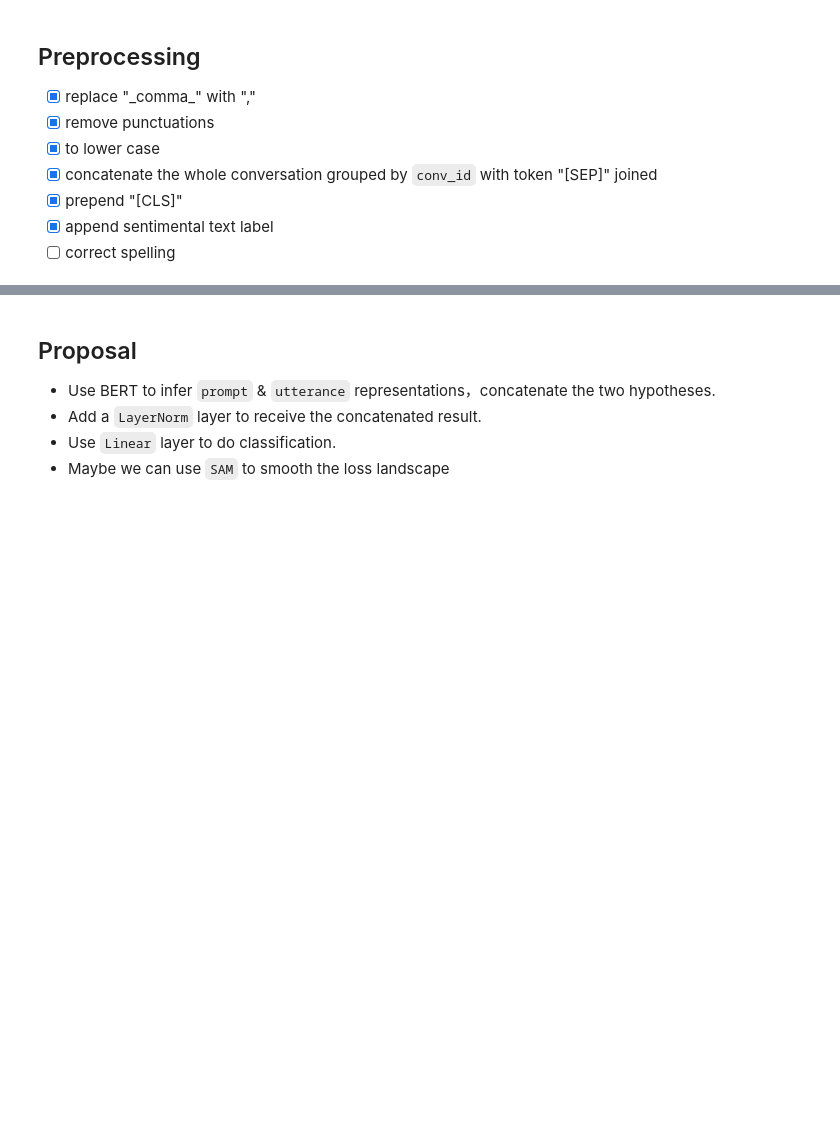
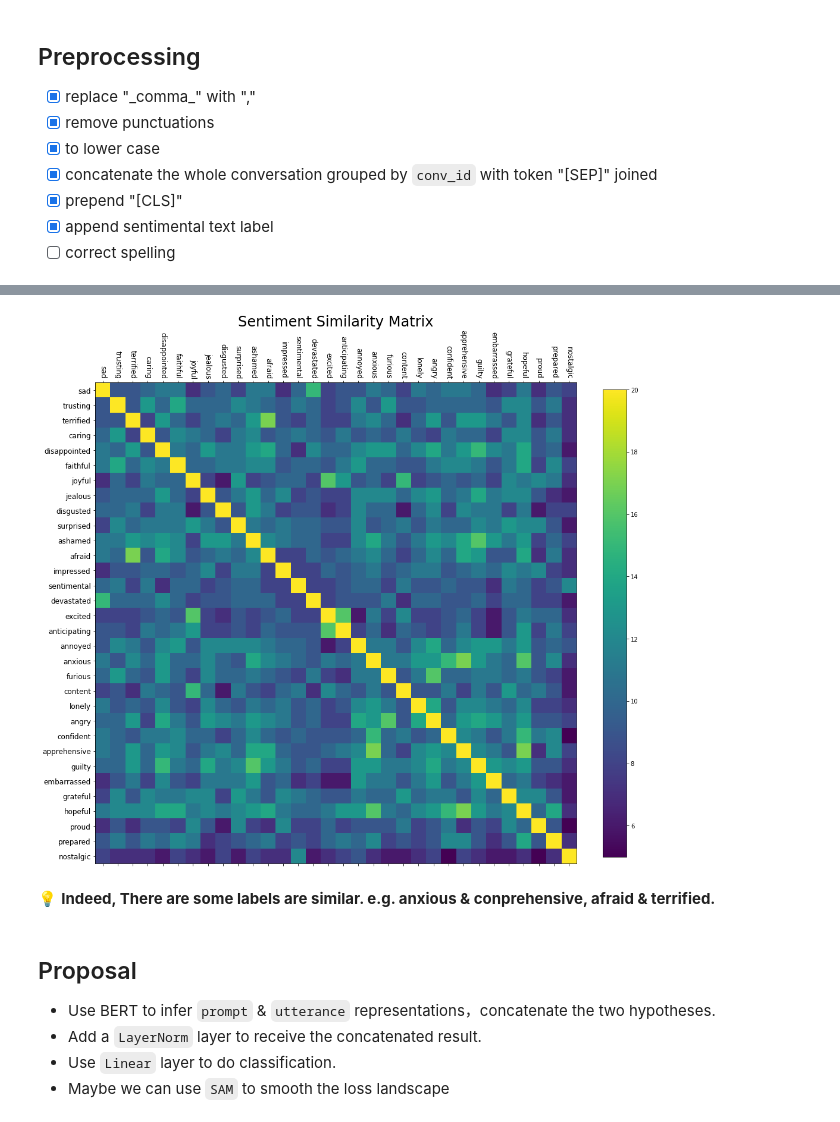
Before and after one commit to SharpKoi/nycu-nlp-final-2022, a Jupyter notebook: EDA.ipynb, the cells around one changed output, grey strips where cells are left out. Saved outputs shown, nothing was run; the diff lists cells and outputs as text; code cells hidden in the pictures; blank space fills up the shorter version.

```diff
--- a/EDA.ipynb
+++ b/EDA.ipynb
@@ -41,5 +57,9 @@ def remove_punctuations(text: str):
     punc_filter = re.compile(f'[{string.punctuation}]')
     return punc_filter.sub(' ', text)
 
-df.loc[:, 'prompt'] = df['prompt'].apply(remove_punctuations)
-df.loc[:, 'utterance'] = df['utterance'].apply(remove_punctuations)
+traindf.loc[:, 'prompt'] = traindf['prompt'].apply(remove_punctuations)
+traindf.loc[:, 'utterance'] = traindf['utterance'].apply(remove_punctuations)
+validdf.loc[:, 'prompt'] = validdf['prompt'].apply(remove_punctuations)
+validdf.loc[:, 'utterance'] = validdf['utterance'].apply(remove_punctuations)
+testdf.loc[:, 'prompt'] = testdf['prompt'].apply(remove_punctuations)
+testdf.loc[:, 'utterance'] = testdf['utterance'].apply(remove_punctuations)
@@ -130,0 +233,7 @@ plt.show()
+# %%
+# lets see how the words are distributed in each label
+sent_top20words = dict()
+for label, sent in id_sent.items():
+    top20_words = [k for k, v in sorted(sent_freq_dict[sent].items(), key=lambda x: x[1], reverse=True)][:20]
+    sent_top20words[sent] = top20_words
+    print(f'{sent}:\n{top20_words}\n')
@@ -131,3 +258,30 @@ plt.show()
+# %%
+# simply check the similarities between each two labels by top20 words cooccurrance
+# or we can enhance this analysis by tf-idf score
+n_labels = _traindf['label'].nunique()
+
+sim_matrix = np.empty(shape=(n_labels, n_labels))
+for i in range(n_labels):
+    for j in range(n_labels):
+        if i == j:
+            sim_matrix[i, j] = 20  # the two same labels get full score 20
+
+        sent_i_words = set(sent_top20words[id_sent[i]])
+        sent_j_words = set(sent_top20words[id_sent[j]])
+        sim_matrix[i, j] = len(sent_i_words.intersection(sent_j_words))
+# %%
+fig = plt.figure(figsize=(16, 16))
+ax = fig.add_subplot(111)
+matplot = ax.matshow(sim_matrix)
+fig.colorbar(matplot, fraction=0.044)
+ax.set_xticks(list(id_sent.keys()), list(id_sent.values()), rotation=-90, fontsize=12)
+ax.set_yticks(list(id_sent.keys()), list(id_sent.values()), fontsize=12)
+ax.set_title('Sentiment Similarity Matrix', fontdict=dict(fontsize=24))
+plt.show()
+# %% [output]
+[figure, added]
+# %% [markdown]
+💡 **Indeed, There are some labels are similar. e.g. anxious & conprehensive, afraid & terrified.**
 # %% [markdown]
 ## Proposal
 - Use BERT to infer `prompt` & `utterance` representations，concatenate the two hypotheses.
```
Also changed, not shown: parts of 21 cells of this notebook.
